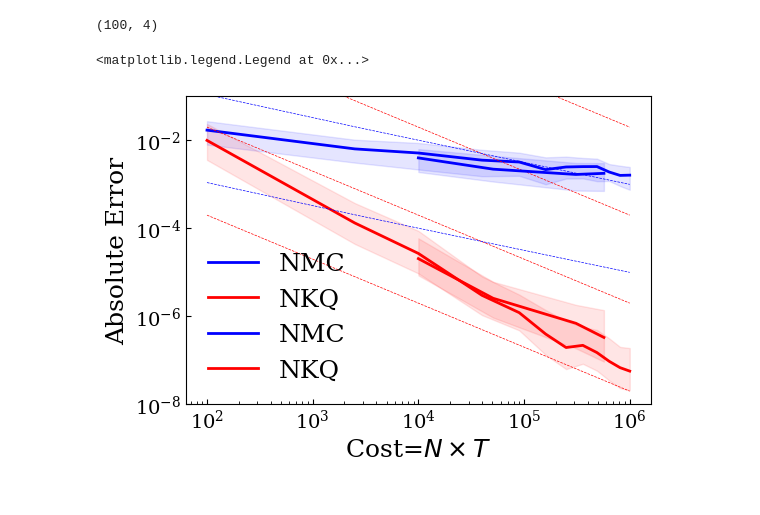
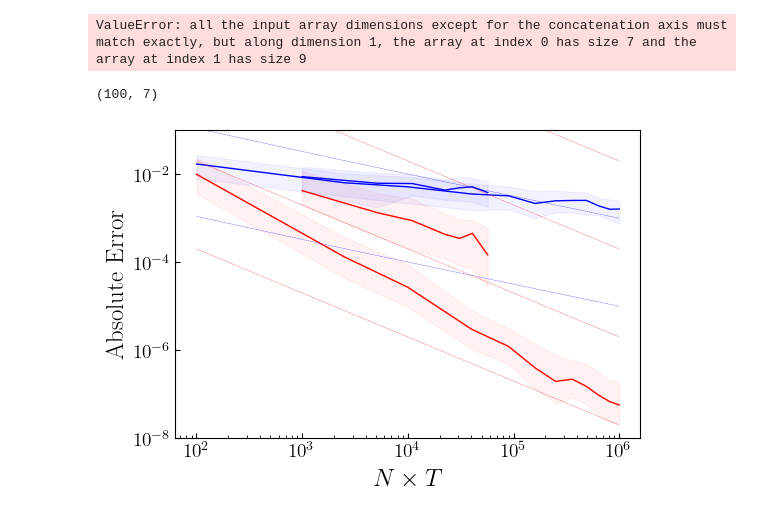
Before and after one commit to hudsonchen/nest_bq, a Jupyter notebook: plotting_notebooks/toy.ipynb, the cells around one changed output. Drawn from its saved outputs; the diff is of its cells as text; code cells hidden in the pictures.

```diff
--- a/plotting_notebooks/toy.ipynb
+++ b/plotting_notebooks/toy.ipynb
@@ -7,7 +7,7 @@ plt.rcParams['axes.grid'] = True
 plt.rcParams['font.family'] = 'DeJavu Serif'
 plt.rcParams['font.serif'] = ['Times New Roman']
 plt.rcParams['axes.labelsize'] = 18
-plt.rc('text', usetex=False)
+plt.rc('text', usetex=True)
 plt.rc('text.latex', preamble=r'\usepackage{amsmath, amsfonts}')
 
 # plt.rc('font', family='Arial', size=12)
@@ -62,23 +62,23 @@ seed_numbers = range(0, 100)  # Adjust this range as needed
 
 for seed in seed_numbers:
     if seed == 0:
-        nkq_ratio_half_file_path = f"/home/zongchen/nest_bq/results/toy/kernel_x_matern__kernel_theta_matern__N_T_ratio_half/seed_{seed}__NKQ"
+        nkq_ratio_half_file_path = f"/home/zongchen/nest_bq/results/toy/kernel_x_matern__kernel_theta_matern__N_T_ratio_0.5/seed_{seed}__NKQ"
         with open(nkq_ratio_half_file_path, 'rb') as f:
             I_nkq_ratio_half_err_dict = pickle.load(f)
             I_nkq_ratio_half_values = np.array(list(I_nkq_ratio_half_err_dict.values()))[None, :]
 
-        nmc_ratio_half_file_path = f"/home/zongchen/nest_bq/results/toy/kernel_x_matern__kernel_theta_matern__N_T_ratio_half/seed_{seed}__NMC"
+        nmc_ratio_half_file_path = f"/home/zongchen/nest_bq/results/toy/kernel_x_matern__kernel_theta_matern__N_T_ratio_0.5/seed_{seed}__NMC"
         with open(nmc_ratio_half_file_path, 'rb') as f:
             I_nmc_ratio_half_err_dict = pickle.load(f)
             I_nmc_ratio_half_values = np.array(list(I_nmc_ratio_half_err_dict.values()))[None, :]
 
     else:
-        nkq_ratio_half_file_path = f"/home/zongchen/nest_bq/results/toy/kernel_x_matern__kernel_theta_matern__N_T_ratio_half/seed_{seed}__NKQ"
+        nkq_ratio_half_file_path = f"/home/zongchen/nest_bq/results/toy/kernel_x_matern__kernel_theta_matern__N_T_ratio_0.5/seed_{seed}__NKQ"
         with open(nkq_ratio_half_file_path, 'rb') as f:
             I_nkq_ratio_half_err_dict = pickle.load(f)
             I_nkq_ratio_half_values = np.concatenate((np.array(list(I_nkq_ratio_half_err_dict.values()))[None, :], I_nkq_ratio_half_values),axis=0)
 
-        nmc_ratio_half_file_path = f"/home/zongchen/nest_bq/results/toy/kernel_x_matern__kernel_theta_matern__N_T_ratio_half/seed_{seed}__NMC"
+        nmc_ratio_half_file_path = f"/home/zongchen/nest_bq/results/toy/kernel_x_matern__kernel_theta_matern__N_T_ratio_0.5/seed_{seed}__NMC"
         with open(nmc_ratio_half_file_path, 'rb') as f:
             I_nmc_ratio_half_err_dict = pickle.load(f)
             I_nmc_ratio_half_values = np.concatenate((np.array(list(I_nmc_ratio_half_err_dict.values()))[None, :], I_nmc_ratio_half_values),axis=0)
@@ -95,58 +95,60 @@ I_nkq_ratio_half_q75 = np.percentile(I_nkq_ratio_half_array, 75, axis=0)
 I_nmc_ratio_half_median = np.median(I_nmc_ratio_half_array, axis=0)
 I_nmc_ratio_half_q25 = np.percentile(I_nmc_ratio_half_array, 25, axis=0)
 I_nmc_ratio_half_q75 = np.percentile(I_nmc_ratio_half_array, 75, axis=0)
+# %% [output]
+ValueError: all the input array dimensions except for the concatenation axis must match exactly, but along dimension 1, the array at index 0 has size 7 and the array at index 1 has size 9
 # %%
 I_nkq_ratio_half_array.shape
 # %% [output]
-(100, 4)
+(100, 7)
 # %%
 # Extract the keys
 keys = list(I_nkq_err_dict.keys())
 
 # Extract the unique values from the first and second elements of the keys
 N_array = np.array(sorted(set([k[0] for k in keys])), dtype=float)
 cost_array = N_array ** 2
 
 # First, fix N and plot the error as a function of T
 theoretical_error_nkq = N_array ** (-2) + N_array ** (-2)
 theoretical_error_nmc = N_array ** (-2) + N_array ** (-1)
 
 fig1 = plt.figure(figsize=(6, 4))
 plt.grid(False)
-plt.plot(cost_array, I_nmc_median, label=f'NMC', color='blue')
-plt.fill_between(cost_array, I_nmc_q25, I_nmc_q75, alpha=0.1, color='blue')
-plt.plot(cost_array, I_nkq_median, label=f'NKQ', color='red')
-plt.fill_between(cost_array, I_nkq_q25, I_nkq_q75, alpha=0.1, color='red')
-plt.plot(cost_array, theoretical_error_nkq, linestyle='--', color = 'red', linewidth=0.5)
-plt.plot(cost_array, 0.01 * theoretical_error_nkq, linestyle='--', color = 'red', linewidth=0.5)
-plt.plot(cost_array, 100 * theoretical_error_nkq, linestyle='--', color = 'red', linewidth=0.5)
-plt.plot(cost_array, 1e4 * theoretical_error_nkq, linestyle='--', color = 'red', linewidth=0.5)
-plt.plot(cost_array, theoretical_error_nmc, linestyle='--', color = 'blue', linewidth=0.5)
-plt.plot(cost_array, 0.01 * theoretical_error_nmc, linestyle='--', color = 'blue', linewidth=0.5)
-plt.plot(cost_array, 100 * theoretical_error_nmc, linestyle='--', color = 'blue', linewidth=0.5)
-plt.plot(cost_array, 1e4 * theoretical_error_nmc, linestyle='--', color = 'blue', linewidth=0.5)
+plt.plot(cost_array, I_nmc_median, label=f'NMC ($N=T$)', color='blue', linewidth=1.)
+plt.fill_between(cost_array, I_nmc_q25, I_nmc_q75, alpha=0.05, color='blue')
+plt.plot(cost_array, I_nkq_median, label=f'NKQ ($N=T$)', color='red', linewidth=1.)
+plt.fill_between(cost_array, I_nkq_q25, I_nkq_q75, alpha=0.05, color='red')
+plt.plot(cost_array, theoretical_error_nkq, linestyle='--', color = 'red', linewidth=0.25)
+plt.plot(cost_array, 0.01 * theoretical_error_nkq, linestyle='--', color = 'red', linewidth=0.25)
+plt.plot(cost_array, 100 * theoretical_error_nkq, linestyle='--', color = 'red', linewidth=0.25)
+plt.plot(cost_array, 1e4 * theoretical_error_nkq, linestyle='--', color = 'red', linewidth=0.25)
+plt.plot(cost_array, theoretical_error_nmc, linestyle='--', color = 'blue', linewidth=0.25)
+plt.plot(cost_array, 0.01 * theoretical_error_nmc, linestyle='--', color = 'blue', linewidth=0.25)
+plt.plot(cost_array, 100 * theoretical_error_nmc, linestyle='--', color = 'blue', linewidth=0.25)
+plt.plot(cost_array, 1e4 * theoretical_error_nmc, linestyle='--', color = 'blue', linewidth=0.25)
 
 keys = list(I_nkq_ratio_half_err_dict.keys())
 N_array_ratio_half = np.array([k[0] for k in keys], dtype=float)
 T_array_ratio_half = np.array([k[1] for k in keys], dtype=float)
 cost_array_ratio_half = N_array_ratio_half * T_array_ratio_half
 
 # First, fix N and plot the error as a function of T
 theoretical_error_nkq_ratio_half = N_array_ratio_half ** (-2) + T_array_ratio_half ** (-2)
 theoretical_error_nmc_ratio_half = N_array_ratio_half ** (-2) + T_array_ratio_half ** (-1)
 
-plt.plot(cost_array_ratio_half, I_nmc_ratio_half_median, label=f'NMC', color='blue')
-plt.fill_between(cost_array_ratio_half, I_nmc_ratio_half_q25, I_nmc_ratio_half_q75, alpha=0.1, color='blue')
-plt.plot(cost_array_ratio_half, I_nkq_ratio_half_median, label=f'NKQ', color='red')
-plt.fill_between(cost_array_ratio_half, I_nkq_ratio_half_q25, I_nkq_ratio_half_q75, alpha=0.1, color='red')
+plt.plot(cost_array_ratio_half, I_nmc_ratio_half_median, label=rf'NMC ($N=T^{1/2}$)', color='blue', linewidth=1.)
+plt.fill_between(cost_array_ratio_half, I_nmc_ratio_half_q25, I_nmc_ratio_half_q75, alpha=0.05, color='blue')
+plt.plot(cost_array_ratio_half, I_nkq_ratio_half_median, label=f'NKQ ($N=T^{1/2}$)', color='red', linewidth=1.)
+plt.fill_between(cost_array_ratio_half, I_nkq_ratio_half_q25, I_nkq_ratio_half_q75, alpha=0.05, color='red')
 
 
-plt.xlabel(r'Cost=$N \times T$')
+plt.xlabel(r'$N \times T$')
 plt.ylabel('Absolute Error')
 plt.ylim([1e-8, 0.1])
 plt.yscale('log')
 plt.xscale('log')
-# plt.legend()
+plt.legend()
+plt.show()
 # %% [output]
-<matplotlib.legend.Legend at 0x...>
-[figure, old version]
+[figure, new version]
```
Also changed, not shown: parts of 2 cells of this notebook, 2 other files.
